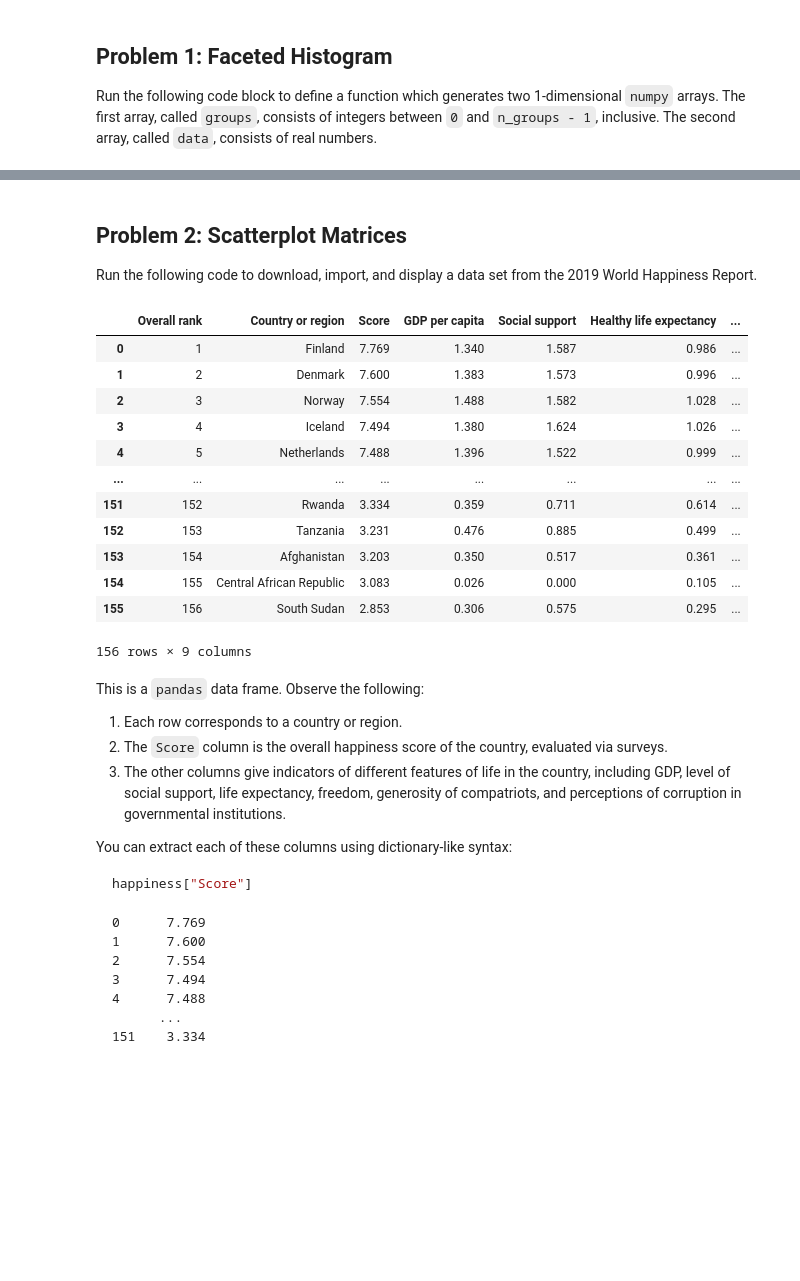
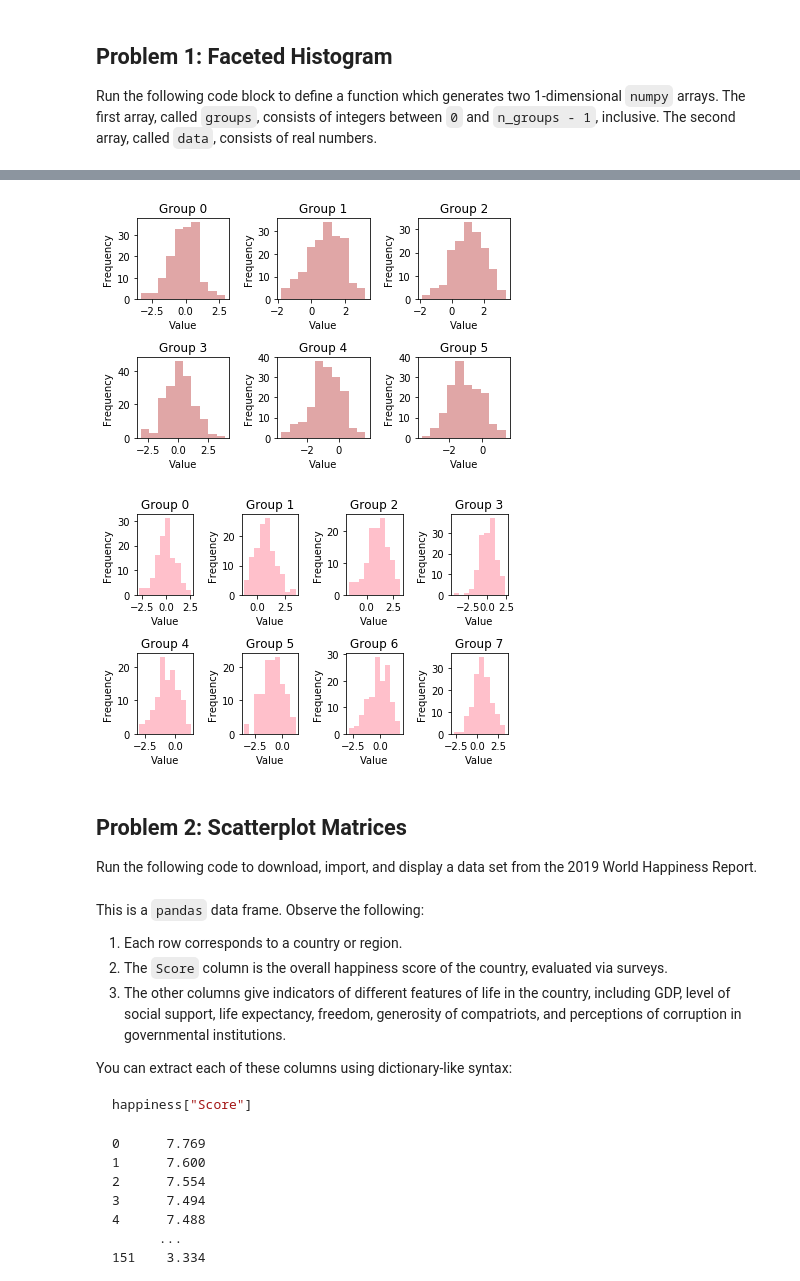
Before and after one commit to garretdgrant/UCLA, a Jupyter notebook: Python_with_applications/hw4/HW4.ipynb, the cells around one changed output, grey strips where cells are left out. Drawn from its saved outputs; the diff is of its cells as text; code cells hidden in the pictures; blank space fills up the shorter version.

```diff
--- a/Python_with_applications/hw4/HW4.ipynb
+++ b/Python_with_applications/hw4/HW4.ipynb
@@ -152,7 +138,13 @@ You should be able to run this code **without defining parameters `alpha` and `c
 # %%
 # run this code to show that your modified function works
 groups, data = create_data(1000, 6)
 facet_hist(groups, data, 2, 3, figsize = (6, 4), alpha = .4, color = "firebrick")
+
+groups, data = create_data(1000, 8)
+facet_hist(groups, data, 2, 4, figsize = (6, 4), alpha = 1, color = "pink")
+# %% [output]
+[figure, added]
+[figure, added]
 # %% [markdown]
 ## Problem 2: Scatterplot Matrices
 
@@ -167,21 +159,7 @@ Run the following code to download, import, and display a data set from the 2019
 import pandas as pd
 url = "https://philchodrow.github.io/PIC16A/datasets/world_happiness_report/2019.csv"
 happiness = pd.read_csv(url)
-happiness
+# happiness
-# %% [output]
-|  | Overall rank | Country or region | Score | GDP per capita | Social support | Healthy life expectancy | ... |
-| 0 | 1 | Finland | 7.769 | 1.340 | 1.587 | 0.986 | ... |
-| 1 | 2 | Denmark | 7.600 | 1.383 | 1.573 | 0.996 | ... |
-| 2 | 3 | Norway | 7.554 | 1.488 | 1.582 | 1.028 | ... |
-| 3 | 4 | Iceland | 7.494 | 1.380 | 1.624 | 1.026 | ... |
-| 4 | 5 | Netherlands | 7.488 | 1.396 | 1.522 | 0.999 | ... |
-| ... | ... | ... | ... | ... | ... | ... | ... |
-| 151 | 152 | Rwanda | 3.334 | 0.359 | 0.711 | 0.614 | ... |
-| 152 | 153 | Tanzania | 3.231 | 0.476 | 0.885 | 0.499 | ... |
-| 153 | 154 | Afghanistan | 3.203 | 0.350 | 0.517 | 0.361 | ... |
-| 154 | 155 | Central African Republic | 3.083 | 0.026 | 0.000 | 0.105 | ... |
-| 155 | 156 | South Sudan | 2.853 | 0.306 | 0.575 | 0.295 | ... |
-156 rows × 9 columns
 # %% [markdown]
 This is a `pandas` data frame. Observe the following:
 
```
Also changed, not shown: parts of 15 cells of this notebook, 12 other files.
